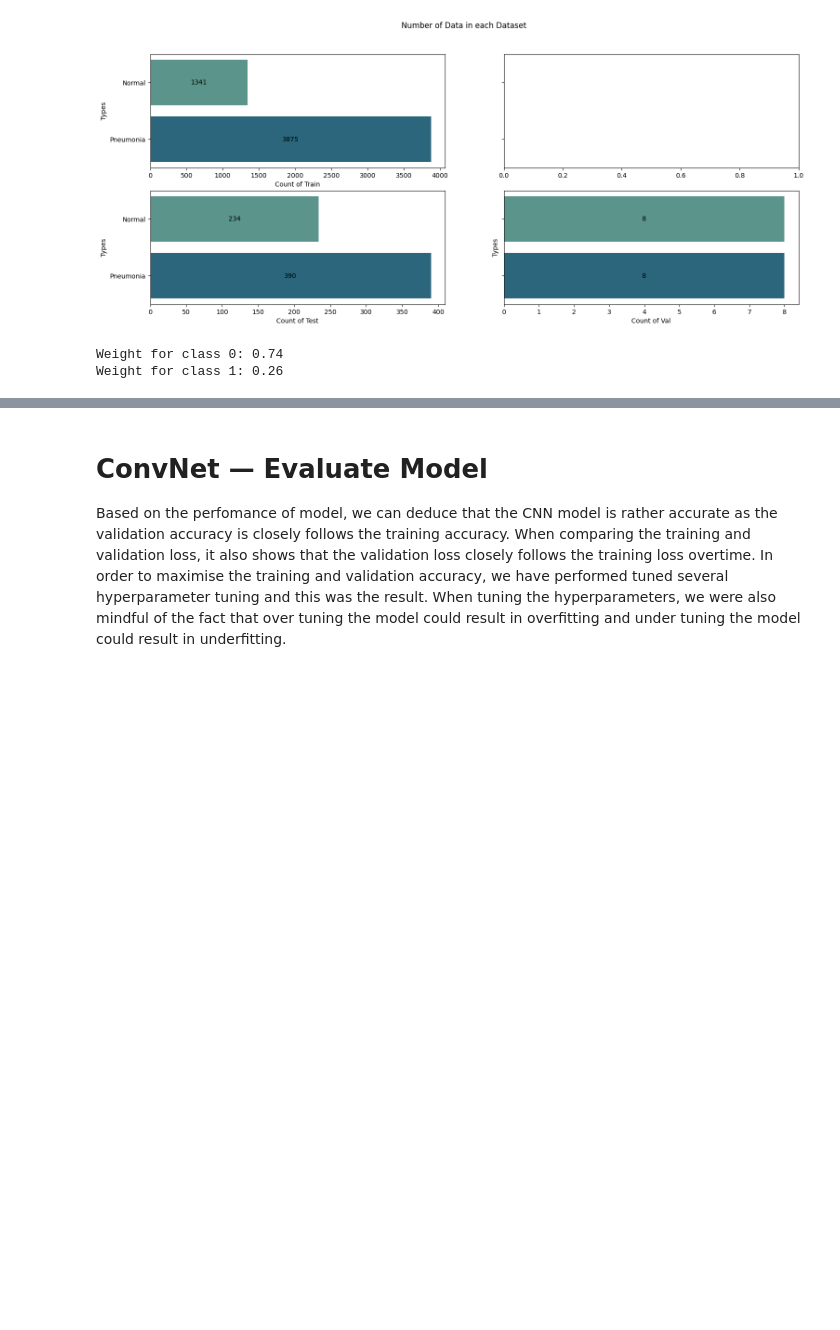
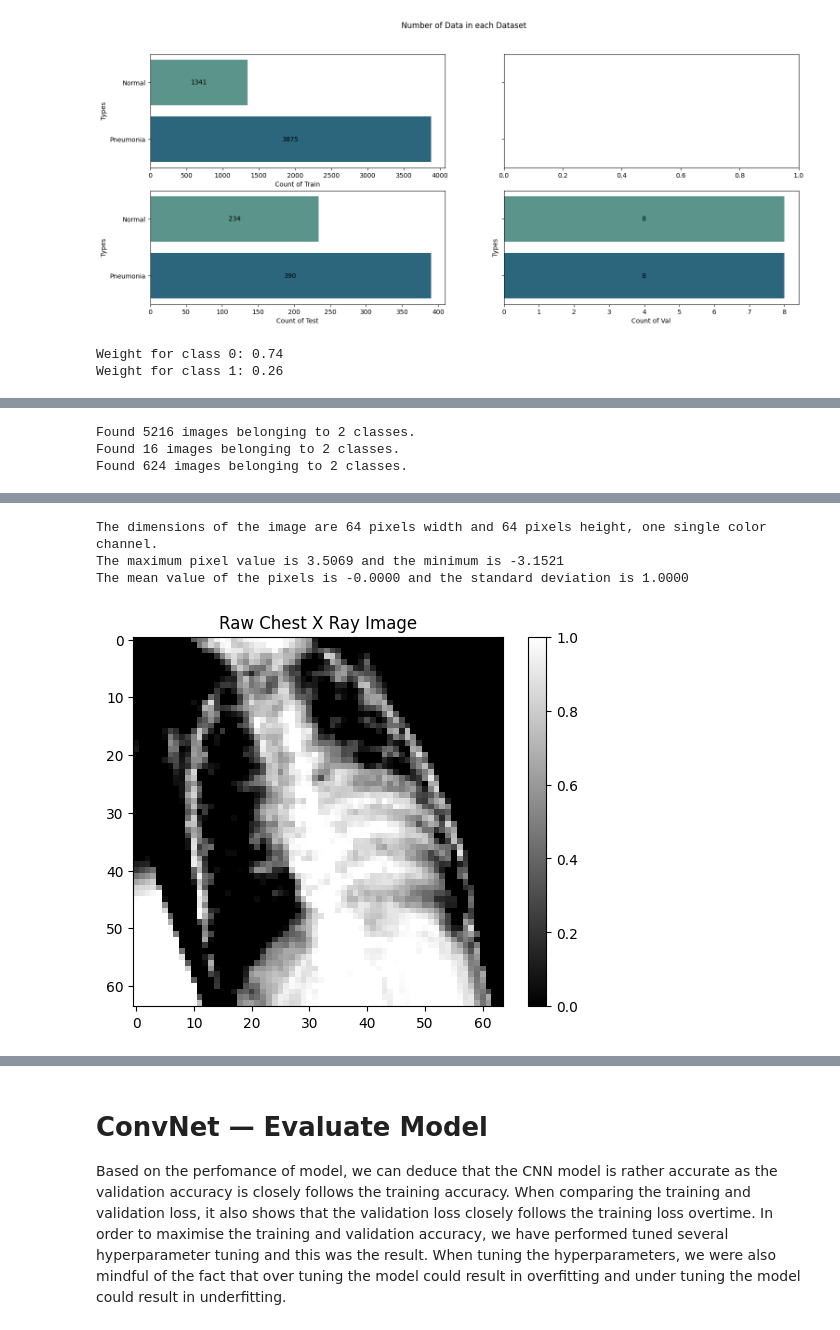
Before and after one commit to chezyio/SC1015_Project, a Jupyter notebook: SC1015_Project.ipynb, the cells around one changed output, grey strips where cells are left out. Drawn from its saved outputs; the diff is of its cells as text; code cells hidden in the pictures; blank space fills up the shorter version.

```diff
--- a/SC1015_Project.ipynb
+++ b/SC1015_Project.ipynb
@@ -435,0 +374,41 @@ data_augmentation = Sequential([
+# %%
+image_generator = ImageDataGenerator(
+    zoom_range=0.1,
+    shear_range=0.1,
+    rotation_range=20,
+    width_shift_range=0.1,
+    samplewise_center=True,
+    samplewise_std_normalization=True
+)
+# %%
+train_ds = image_generator.flow_from_directory(train,
+                                            batch_size=32,
+                                            shuffle=True,
+                                            class_mode='binary',
+                                            target_size=(64, 64))
+
+val_ds = image_generator.flow_from_directory(val,
+                                                batch_size=32,
+                                                shuffle=False,
+                                                class_mode='binary',
+                                                target_size=(64, 64))
+
+test_ds = image_generator.flow_from_directory(test,
+                                            batch_size=32,
+                                            shuffle=False,
+                                            class_mode='binary',
+                                            target_size=(64, 64))
+# %% [output]
+Found 5216 images belonging to 2 classes.
+Found 16 images belonging to 2 classes.
+Found 624 images belonging to 2 classes.
+# %%
+generated_image, label = train_ds.__getitem__(0)
+plt.imshow(generated_image[0], cmap='gray')
+plt.colorbar()
+plt.title('Raw Chest X Ray Image')
+
+print(f"The dimensions of the image are {generated_image.shape[1]} pixels width and {generated_image.shape[2]} pixels height, one single color channel.")
+print(f"The maximum pixel value is {generated_image.max():.4f} and the minimum is {generated_image.min():.4f}")
+print(f"The mean value of the pixels is {generated_image.mean():.4f} and the standard deviation is {generated_image.std():.4f}")
+# %% [output]
@@ -435,0 +416,4 @@ data_augmentation = Sequential([
+The dimensions of the image are 64 pixels width and 64 pixels height, one single color channel.
+The maximum pixel value is 3.5069 and the minimum is -3.1521
+The mean value of the pixels is -0.0000 and the standard deviation is 1.0000
+[figure, added]
```
Also changed, not shown: parts of 47 cells of this notebook.
